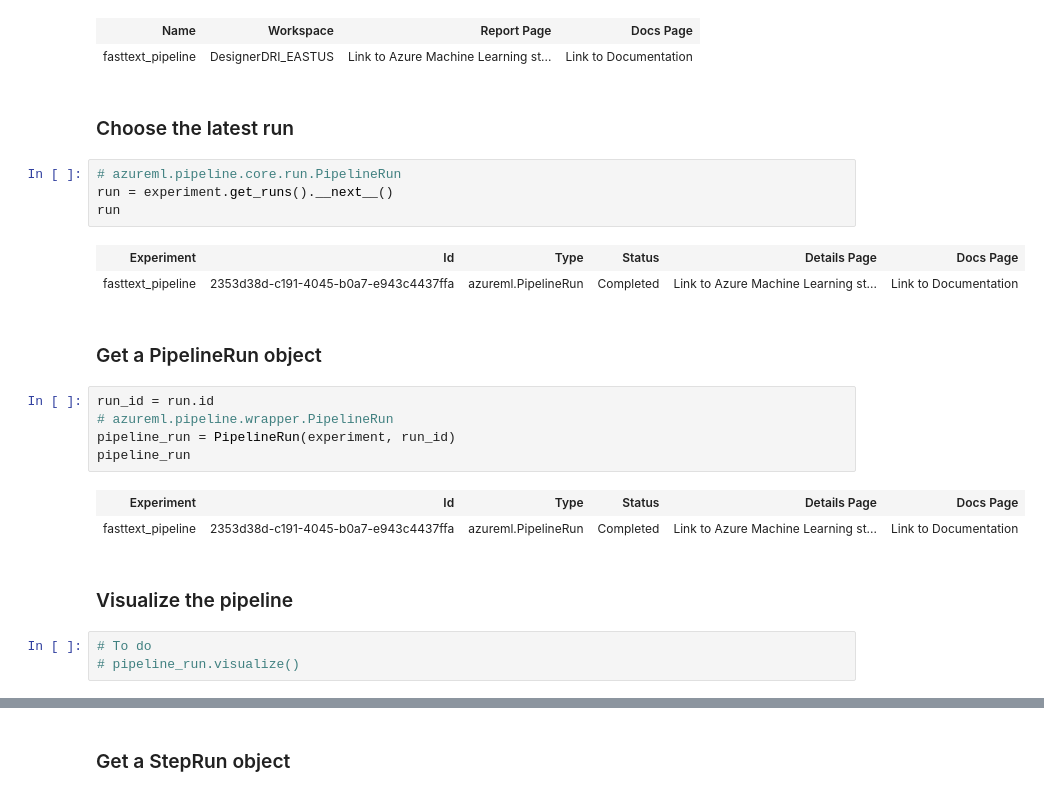
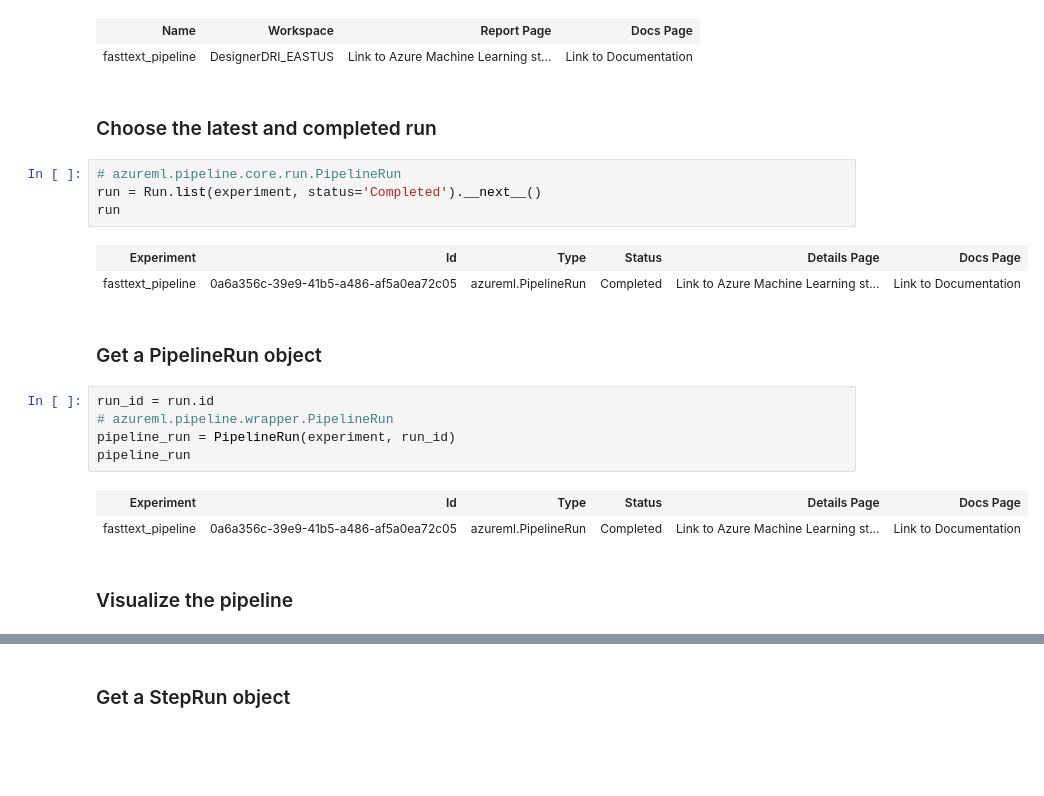
Before and after one commit to smallhaes/fasttext-sentence-classification, a Jupyter notebook: fasttext_realtime_inference.ipynb, the cells around one changed output, grey strips where cells are left out. Drawn from its saved outputs; the diff is of its cells as text; blank space fills up the shorter version.

```diff
--- a/fasttext_realtime_inference.ipynb
+++ b/fasttext_realtime_inference.ipynb
@@ -67,14 +68,14 @@ experiment
 | Name | Workspace | Report Page | Docs Page |
 | fasttext_pipeline | DesignerDRI_EASTUS | Link to Azure Machine Learning st... | Link to Documentation |
 # %% [markdown]
-### Choose the latest run
+### Choose the latest and completed run
 # %%
 # azureml.pipeline.core.run.PipelineRun
-run = experiment.get_runs().__next__()
+run = Run.list(experiment, status='Completed').__next__()
 run
 # %% [output]
 | Experiment | Id | Type | Status | Details Page | Docs Page |
-| fasttext_pipeline | 2353d38d-c191-4045-b0a7-e943c4437ffa | azureml.PipelineRun | Completed | Link to Azure Machine Learning st... | Link to Documentation |
+| fasttext_pipeline | 0a6a356c-39e9-41b5-a486-af5a0ea72c05 | azureml.PipelineRun | Completed | Link to Azure Machine Learning st... | Link to Documentation |
 # %% [markdown]
 ### Get a PipelineRun object
 # %%
@@ -84,9 +85,6 @@ pipeline_run = PipelineRun(experiment, run_id)
 pipeline_run
 # %% [output]
 | Experiment | Id | Type | Status | Details Page | Docs Page |
-| fasttext_pipeline | 2353d38d-c191-4045-b0a7-e943c4437ffa | azureml.PipelineRun | Completed | Link to Azure Machine Learning st... | Link to Documentation |
+| fasttext_pipeline | 0a6a356c-39e9-41b5-a486-af5a0ea72c05 | azureml.PipelineRun | Completed | Link to Azure Machine Learning st... | Link to Documentation |
 # %% [markdown]
 ### Visualize the pipeline
-# %%
-# To do
-# pipeline_run.visualize()
```
Also changed, not shown: parts of 15 cells of this notebook, 7 other files.
